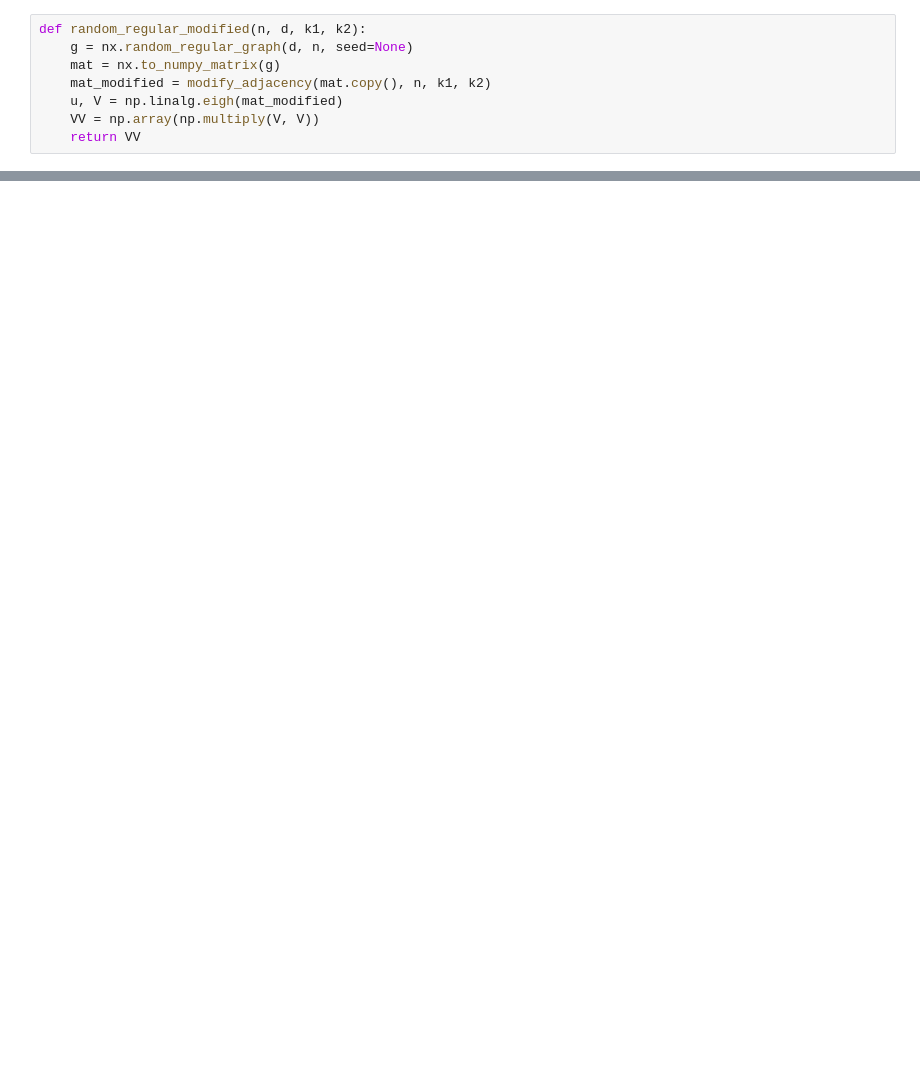
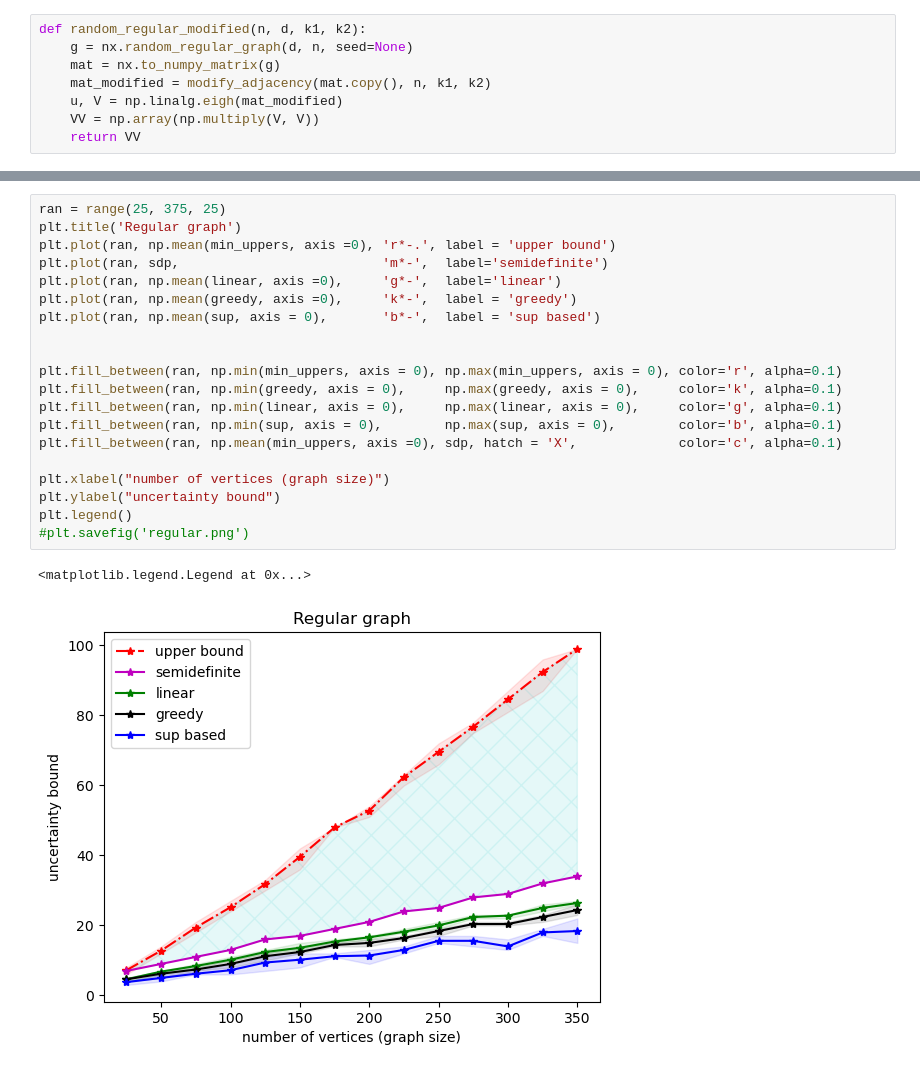
Before and after one commit to erebrova/uncertainty-delocalization, a Jupyter notebook: delocalization-and-uncertainty.ipynb, the cells around one changed output, grey strips where cells are left out. Cells and saved outputs as stored; diff of their text form; blank space fills up the shorter version.

```diff
--- a/delocalization-and-uncertainty.ipynb
+++ b/delocalization-and-uncertainty.ipynb
@@ -198,0 +266,23 @@ for _ in range(tries):
+# %%
+ran = range(25, 375, 25)
+plt.title('Regular graph')
+plt.plot(ran, np.mean(min_uppers, axis =0), 'r*-.', label = 'upper bound')
+plt.plot(ran, sdp,                          'm*-',  label='semidefinite')
+plt.plot(ran, np.mean(linear, axis =0),     'g*-',  label='linear')
+plt.plot(ran, np.mean(greedy, axis =0),     'k*-',  label = 'greedy')
+plt.plot(ran, np.mean(sup, axis = 0),       'b*-',  label = 'sup based')
+
+
+plt.fill_between(ran, np.min(min_uppers, axis = 0), np.max(min_uppers, axis = 0), color='r', alpha=0.1)
+plt.fill_between(ran, np.min(greedy, axis = 0),     np.max(greedy, axis = 0),     color='k', alpha=0.1)
+plt.fill_between(ran, np.min(linear, axis = 0),     np.max(linear, axis = 0),     color='g', alpha=0.1)
+plt.fill_between(ran, np.min(sup, axis = 0),        np.max(sup, axis = 0),        color='b', alpha=0.1)
+plt.fill_between(ran, np.mean(min_uppers, axis =0), sdp, hatch = 'X',             color='c', alpha=0.1)
+
+plt.xlabel("number of vertices (graph size)")
+plt.ylabel("uncertainty bound")
+plt.legend()
+#plt.savefig('regular.png')
+# %% [output]
+<matplotlib.legend.Legend at 0x...>
+[figure, added]
```
Also changed, not shown: parts of 14 cells of this notebook.
